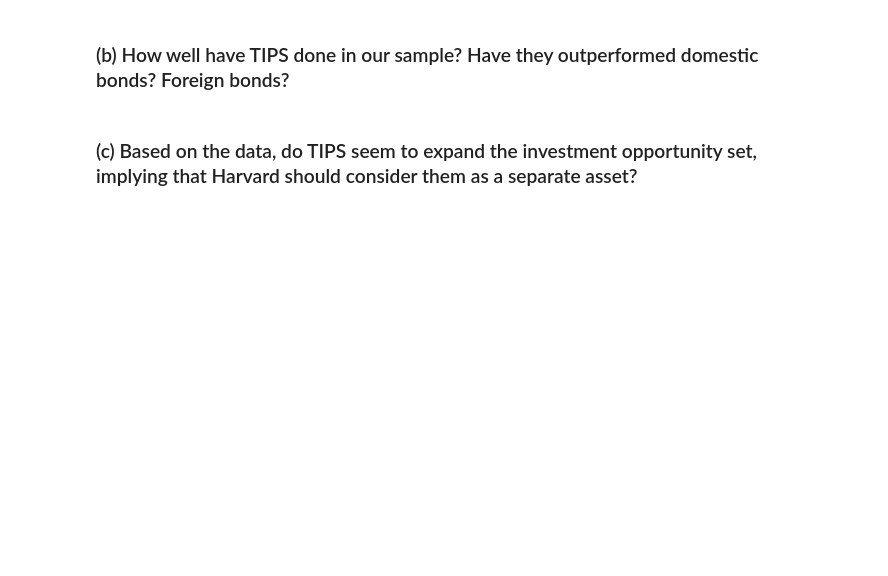
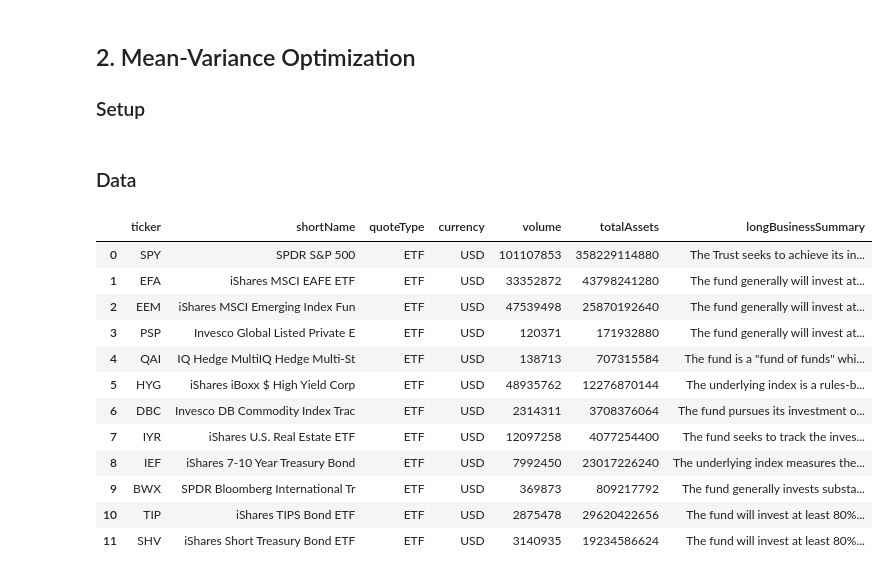
Before and after one commit to Zixin730/finm-portfolio-2022, a Jupyter notebook: homework/hw1.ipynb, the cells around one changed output. Saved outputs shown, nothing was run; the diff lists cells and outputs as text; code cells hidden in the pictures; blank space fills up the shorter version.

```diff
--- a/homework/hw1.ipynb
+++ b/homework/hw1.ipynb
@@ -53,4 +1,3 @@ absolute_ret = pd.read_excel("../data/multi_asset_etf_data.xlsx", sheet_name="to
-# %% [markdown]
-### (b) How well have TIPS done in our sample? Have they outperformed domestic bonds? Foreign bonds?
-# %% [markdown]
-### (c) Based on the data, do TIPS seem to expand the investment opportunity set, implying that Harvard should consider them as a separate asset?
+# %% [markdown]
+## 2. Mean-Variance Optimization
+### Setup
@@ -56,0 +12,24 @@ absolute_ret = pd.read_excel("../data/multi_asset_etf_data.xlsx", sheet_name="to
+# %% [markdown]
+### Data
+# %%
+info = pd.read_excel("../data/multi_asset_etf_data.xlsx", sheet_name="descriptions")
+total_ret = pd.read_excel("../data/multi_asset_etf_data.xlsx", sheet_name="total returns")
+total_ret = total_ret.set_index('Date')
+excess_ret = pd.read_excel("../data/multi_asset_etf_data.xlsx", sheet_name="excess returns")
+excess_ret = excess_ret.set_index('Date')
+
+info
+# %% [output]
+|  | ticker | shortName | quoteType | currency | volume | totalAssets | longBusinessSummary |
+| 0 | SPY | SPDR S&P 500 | ETF | USD | 101107853 | 358229114880 | The Trust seeks to achieve its in... |
+| 1 | EFA | iShares MSCI EAFE ETF | ETF | USD | 33352872 | 43798241280 | The fund generally will invest at... |
+| 2 | EEM | iShares MSCI Emerging Index Fun | ETF | USD | 47539498 | 25870192640 | The fund generally will invest at... |
+| 3 | PSP | Invesco Global Listed Private E | ETF | USD | 120371 | 171932880 | The fund generally will invest at... |
+| 4 | QAI | IQ Hedge MultiIQ Hedge Multi-St | ETF | USD | 138713 | 707315584 | The fund is a "fund of funds" whi... |
+| 5 | HYG | iShares iBoxx $ High Yield Corp | ETF | USD | 48935762 | 12276870144 | The underlying index is a rules-b... |
+| 6 | DBC | Invesco DB Commodity Index Trac | ETF | USD | 2314311 | 3708376064 | The fund pursues its investment o... |
+| 7 | IYR | iShares U.S. Real Estate ETF | ETF | USD | 12097258 | 4077254400 | The fund seeks to track the inves... |
+| 8 | IEF | iShares 7-10 Year Treasury Bond | ETF | USD | 7992450 | 23017226240 | The underlying index measures the... |
+| 9 | BWX | SPDR Bloomberg International Tr | ETF | USD | 369873 | 809217792 | The fund generally invests substa... |
+| 10 | TIP | iShares TIPS Bond ETF | ETF | USD | 2875478 | 29620422656 | The fund will invest at least 80%... |
+| 11 | SHV | iShares Short Treasury Bond ETF | ETF | USD | 3140935 | 19234586624 | The fund will invest at least 80%... |
```
Also changed, not shown: parts of 63 cells of this notebook.
